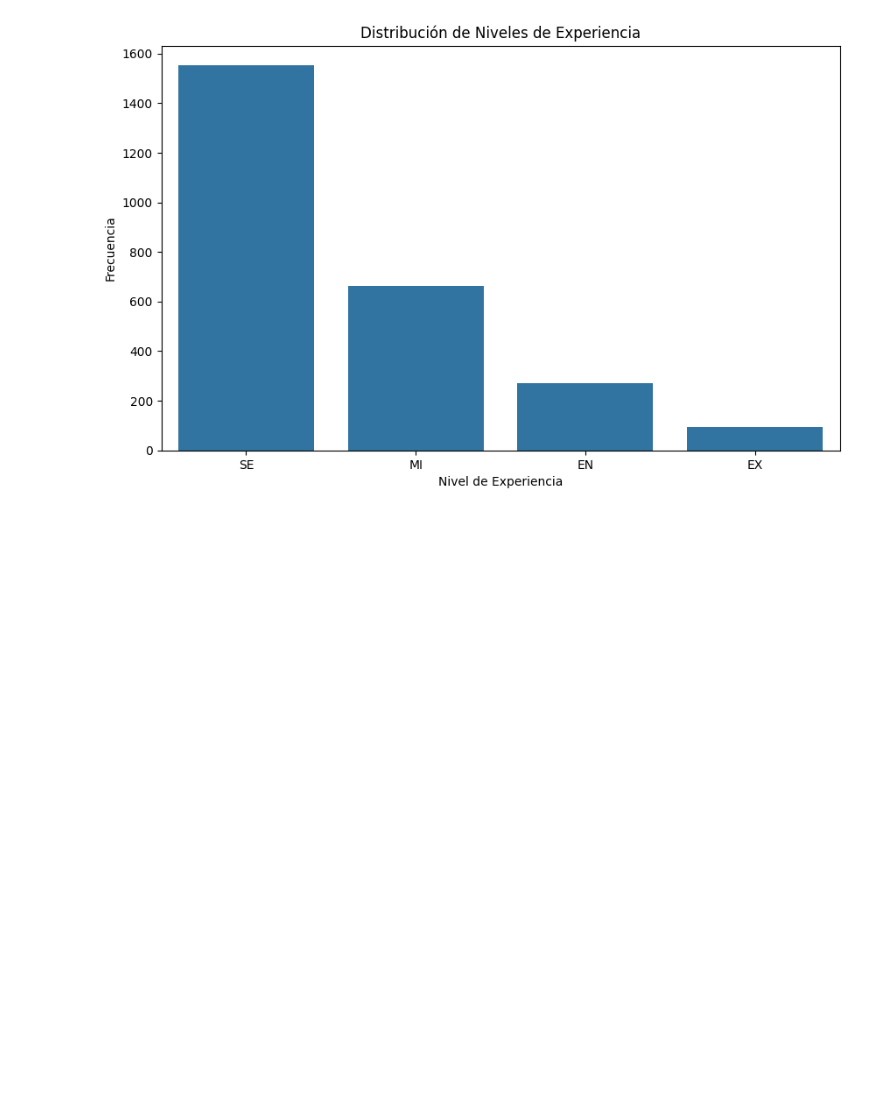
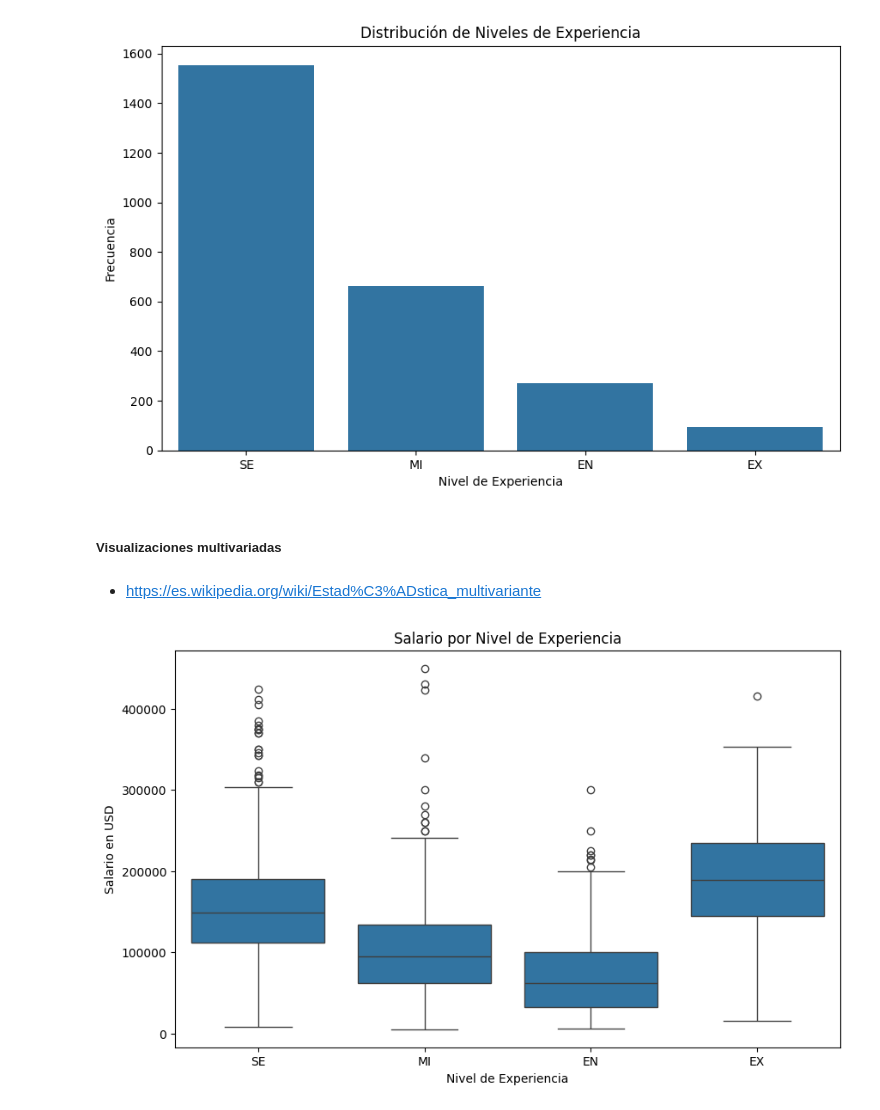
Before and after one commit to Morkand/Examen, a Jupyter notebook: examen.ipynb, the cells around one changed output. Cells and saved outputs as stored; diff of their text form; code cells hidden in the pictures; blank space fills up the shorter version.

Commit message:
Visualizaciones multivariadas

```diff
--- a/examen.ipynb
+++ b/examen.ipynb
@@ -207,3 +207,21 @@ plt.ylabel('Frecuencia')  # Etiqueta del eje Y
 plt.show()  # Mostrar el grafico
 # %% [output]
 [figure]
+# %% [markdown]
+##### Visualizaciones multivariadas
+# %% [markdown]
+* https://es.wikipedia.org/wiki/Estad%C3%ADstica_multivariante
+# %%
+# Boxplot del salario en USD por nivel de experiencia
+plt.figure(figsize=(10, 6))  # Crear una figura de 10x6 pulgadas
+sns.boxplot(x='experience_level', y='salary_in_usd', data=df_limpiados)  # Crear el boxplot
+# Parámetros:
+# - x='experience_level': La variable categorica en el eje X
+# - y='salary_in_usd': La variable numerica en el eje Y (salario en USD)
+# - data=df_cleaned: El dataframe que contiene los datos.
+plt.title('Salario por Nivel de Experiencia')  # Agregar un titulo al grafico
+plt.xlabel('Nivel de Experiencia')  # Etiqueta del eje X
+plt.ylabel('Salario en USD')  # Etiqueta del eje Y
+plt.show()  # Mostrar el grafico
+# %% [output]
+[figure, added]
```
Also changed, not shown: parts of 1 cell of this notebook.
